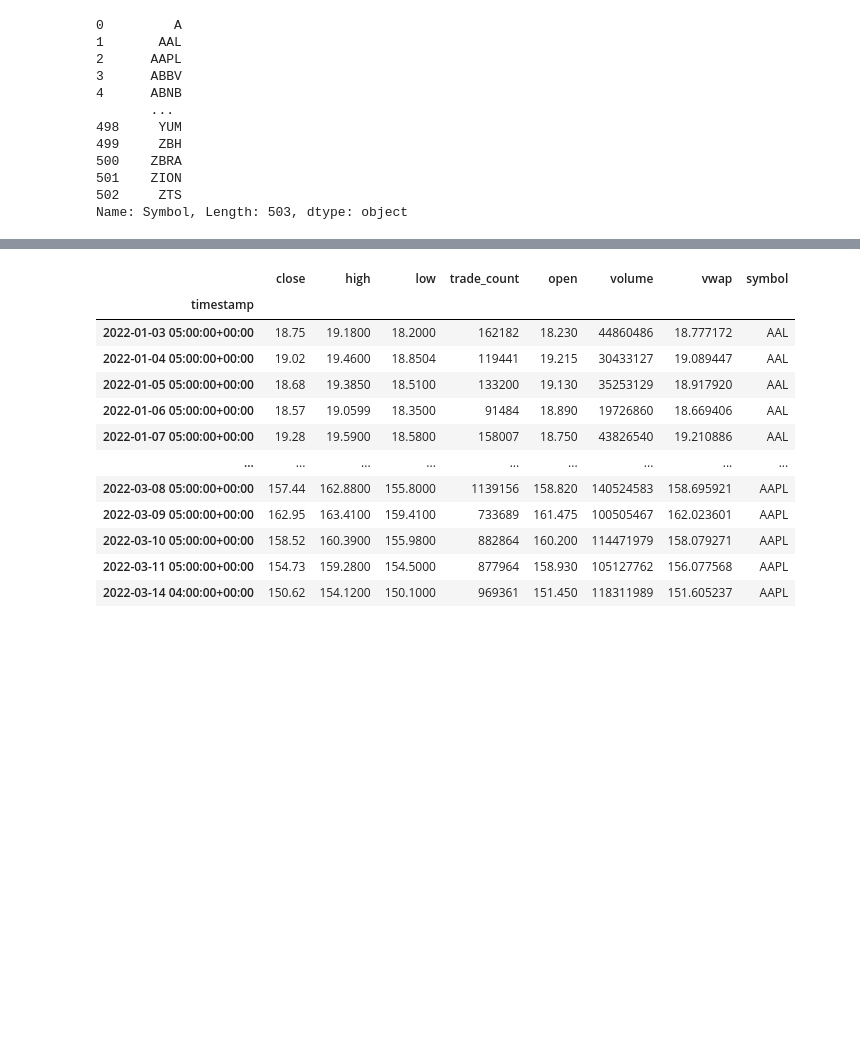
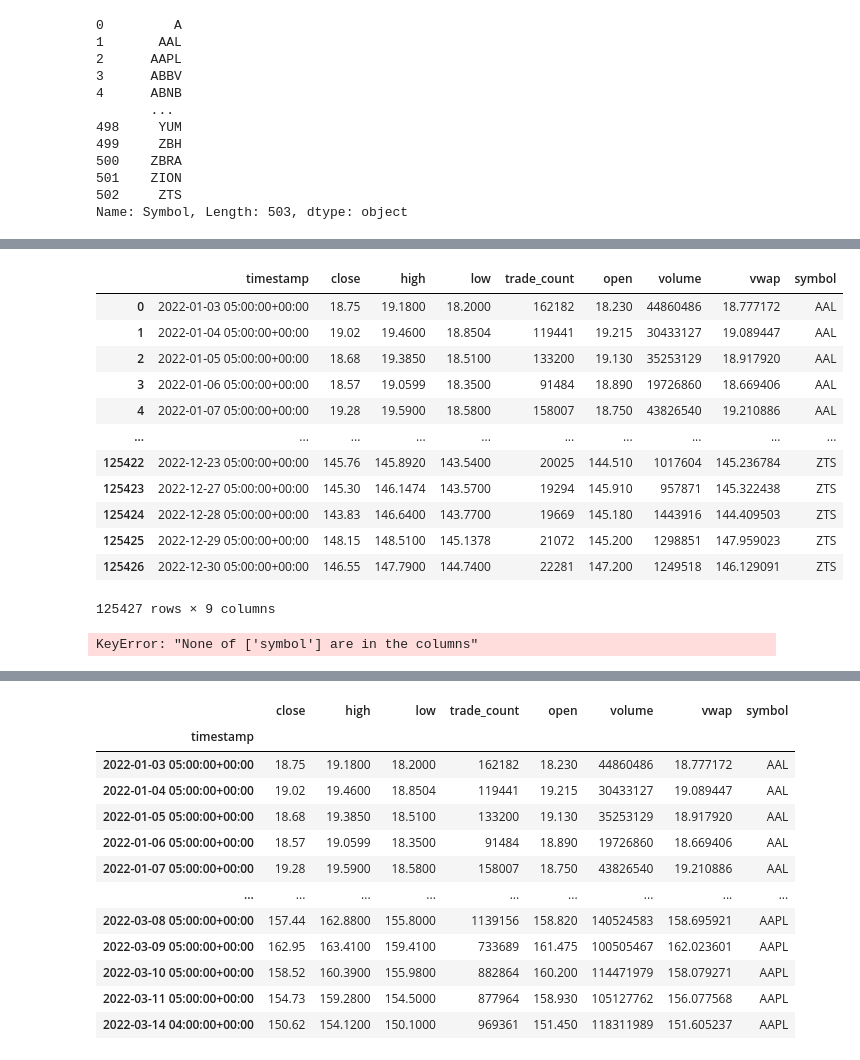
Before and after one commit to MontgomeryG/Group3Project1, a Jupyter notebook: InitialNotebook.ipynb, the cells around one changed output, grey strips where cells are left out. Drawn from its saved outputs; the diff is of its cells as text; code cells hidden in the pictures; blank space fills up the shorter version.

```diff
--- a/InitialNotebook.ipynb
+++ b/InitialNotebook.ipynb
@@ -148,0 +183,21 @@ snp500_price_df.head()
+# %%
+snp500_price_df = snp500_price_df.reset_index()
+snp500_price_df
+# %% [output]
+|  | timestamp | close | high | low | trade_count | open | volume | vwap | symbol |
+| 0 | 2022-01-03 05:00:00+00:00 | 18.75 | 19.1800 | 18.2000 | 162182 | 18.230 | 44860486 | 18.777172 | AAL |
+| 1 | 2022-01-04 05:00:00+00:00 | 19.02 | 19.4600 | 18.8504 | 119441 | 19.215 | 30433127 | 19.089447 | AAL |
+| 2 | 2022-01-05 05:00:00+00:00 | 18.68 | 19.3850 | 18.5100 | 133200 | 19.130 | 35253129 | 18.917920 | AAL |
+| 3 | 2022-01-06 05:00:00+00:00 | 18.57 | 19.0599 | 18.3500 | 91484 | 18.890 | 19726860 | 18.669406 | AAL |
+| 4 | 2022-01-07 05:00:00+00:00 | 19.28 | 19.5900 | 18.5800 | 158007 | 18.750 | 43826540 | 19.210886 | AAL |
+| ... | ... | ... | ... | ... | ... | ... | ... | ... | ... |
+| 125422 | 2022-12-23 05:00:00+00:00 | 145.76 | 145.8920 | 143.5400 | 20025 | 144.510 | 1017604 | 145.236784 | ZTS |
+| 125423 | 2022-12-27 05:00:00+00:00 | 145.30 | 146.1474 | 143.5700 | 19294 | 145.910 | 957871 | 145.322438 | ZTS |
+| 125424 | 2022-12-28 05:00:00+00:00 | 143.83 | 146.6400 | 143.7700 | 19669 | 145.180 | 1443916 | 144.409503 | ZTS |
+| 125425 | 2022-12-29 05:00:00+00:00 | 148.15 | 148.5100 | 145.1378 | 21072 | 145.200 | 1298851 | 147.959023 | ZTS |
+| 125426 | 2022-12-30 05:00:00+00:00 | 146.55 | 147.7900 | 144.7400 | 22281 | 147.200 | 1249518 | 146.129091 | ZTS |
+125427 rows × 9 columns
+# %%
+snp500_price_df = snp500_price_df.set_index('symbol')
+# %% [output]
+KeyError: "None of ['symbol'] are in the columns"
```
Also changed, not shown: parts of 7 cells of this notebook.
